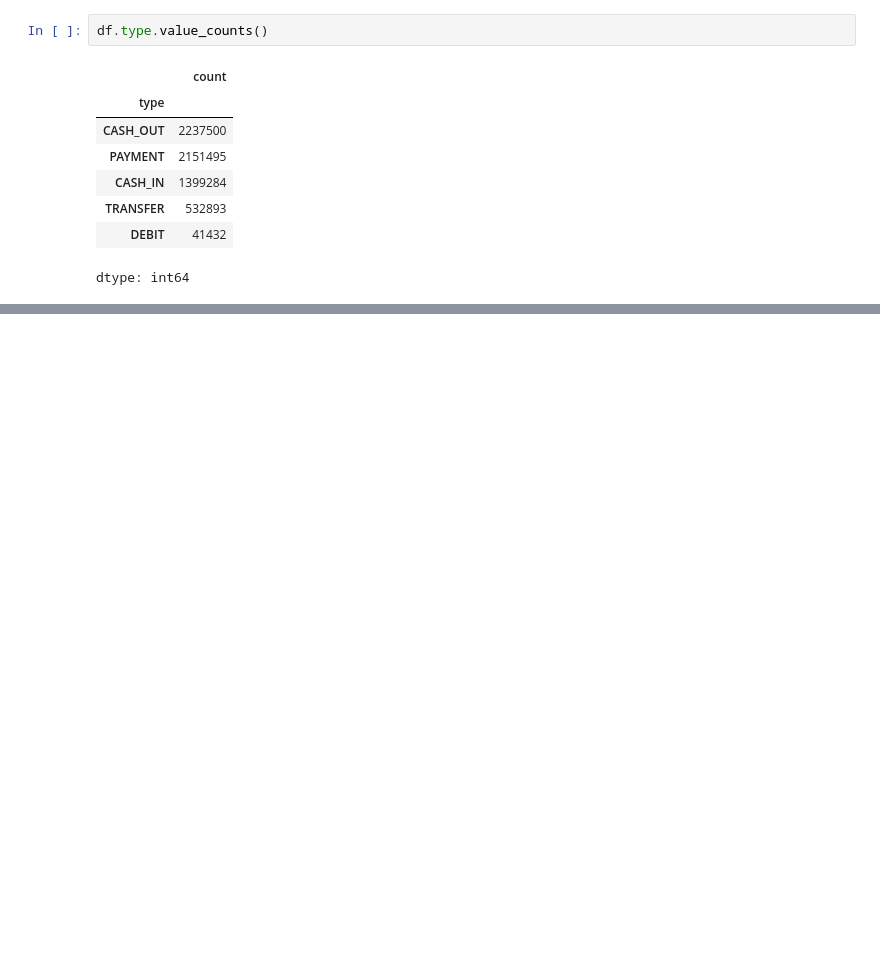
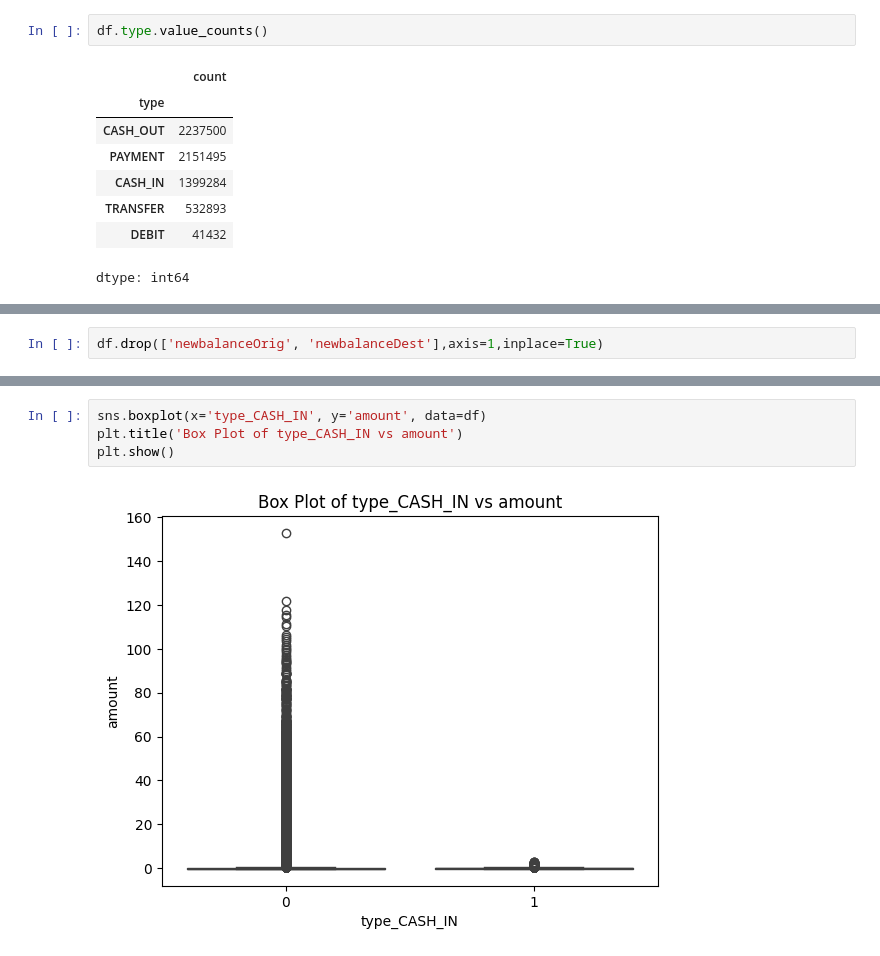
Before and after one commit to BAHAMLAOUHI/Data-Mining-Project, a Jupyter notebook: EDA_&_Preprocessing.ipynb, the cells around one changed output, grey strips where cells are left out. Saved outputs shown, nothing was run; the diff lists cells and outputs as text; blank space fills up the shorter version.

```diff
--- a/EDA_&_Preprocessing.ipynb
+++ b/EDA_&_Preprocessing.ipynb
@@ -309,0 +457,2 @@ dtype: int64
+# %%
+df.drop(['newbalanceOrig', 'newbalanceDest'],axis=1,inplace=True)
@@ -309,0 +465,6 @@ dtype: int64
+# %%
+sns.boxplot(x='type_CASH_IN', y='amount', data=df)
+plt.title('Box Plot of type_CASH_IN vs amount')
+plt.show()
+# %% [output]
+[figure, added]
```
Also changed, not shown: parts of 25 cells of this notebook.
